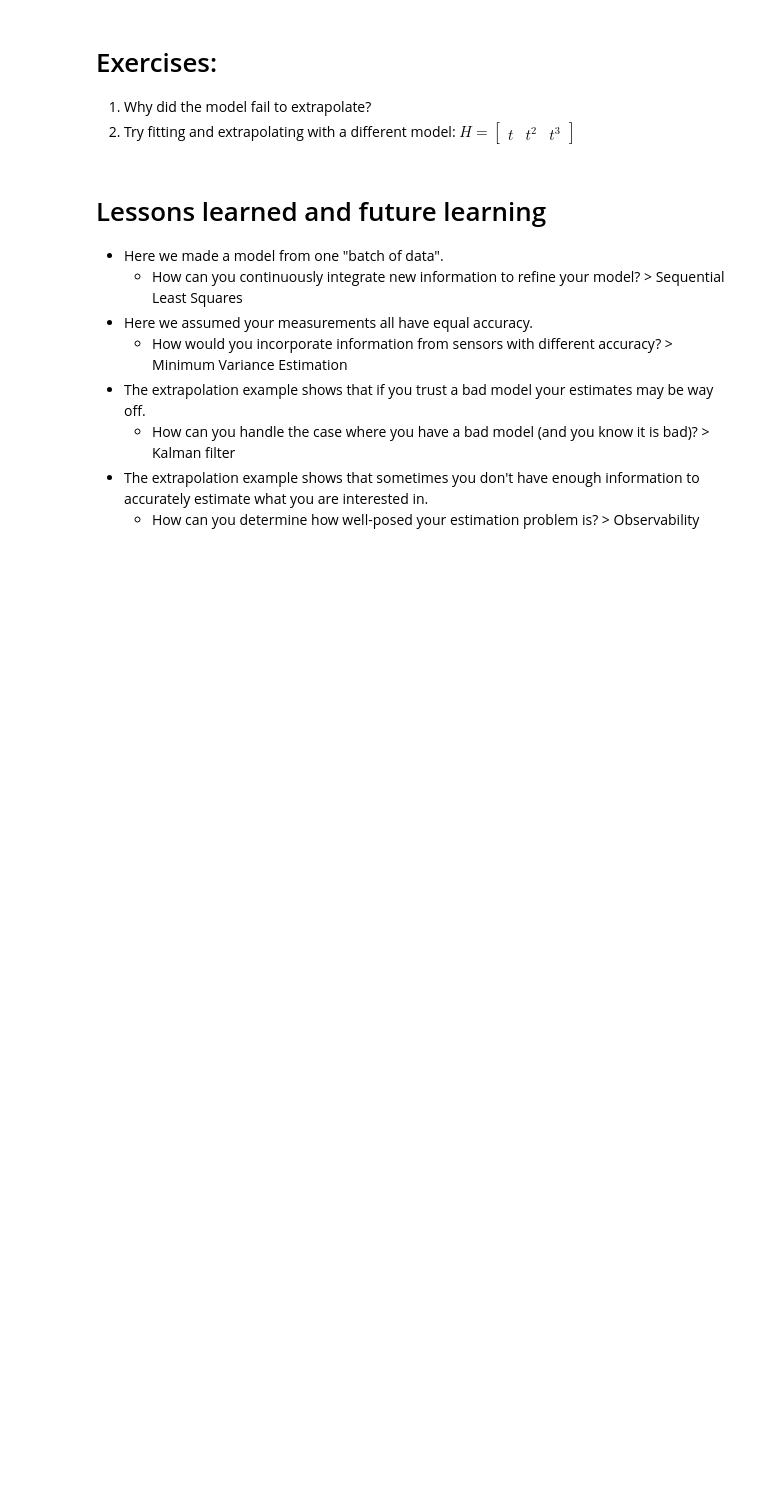
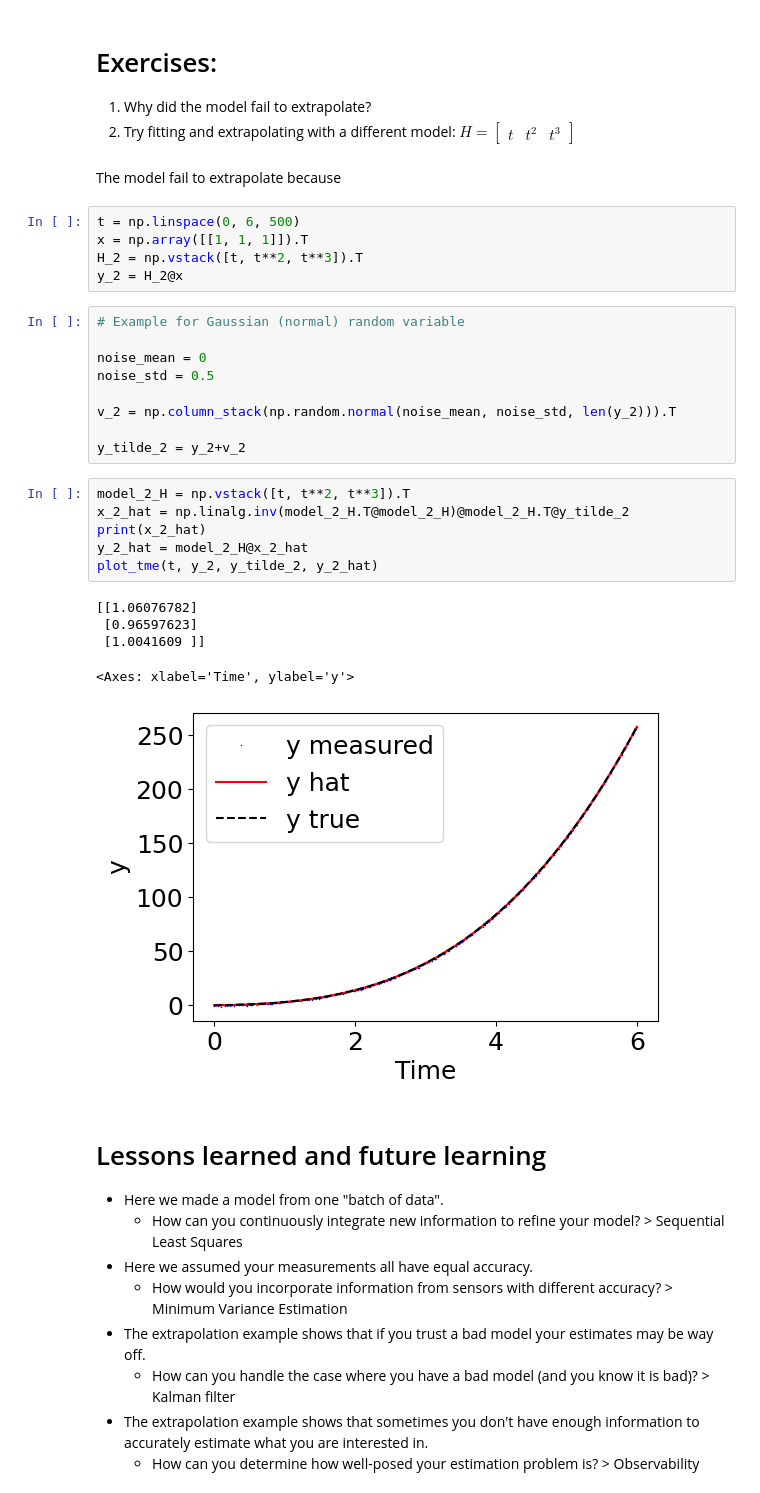
Before and after one commit to florisvb/Nonlinear_and_Data_Driven_Estimation, a Jupyter notebook: Lesson_2_Batch_Least_Squares/B_Linear_Least_Squares_QUANG_VU.ipynb, the cells around one changed output. Drawn from its saved outputs; the diff is of its cells as text; blank space fills up the shorter version.

```diff
--- a/Lesson_2_Batch_Least_Squares/B_Linear_Least_Squares_QUANG_VU.ipynb
+++ b/Lesson_2_Batch_Least_Squares/B_Linear_Least_Squares_QUANG_VU.ipynb
@@ -131,6 +131,34 @@ plot_tme(t, y, y_tilde, y_1_hat)
 \begin{bmatrix}
 t & t^2 & t^3
 \end{bmatrix} $
+# %% [markdown]
+The model fail to extrapolate because
+# %%
+t = np.linspace(0, 6, 500)
+x = np.array([[1, 1, 1]]).T
+H_2 = np.vstack([t, t**2, t**3]).T
+y_2 = H_2@x
+# %%
+# Example for Gaussian (normal) random variable
+
+noise_mean = 0
+noise_std = 0.5
+
+v_2 = np.column_stack(np.random.normal(noise_mean, noise_std, len(y_2))).T
+
+y_tilde_2 = y_2+v_2
+# %%
+model_2_H = np.vstack([t, t**2, t**3]).T
+x_2_hat = np.linalg.inv(model_2_H.T@model_2_H)@model_2_H.T@y_tilde_2
+print(x_2_hat)
+y_2_hat = model_2_H@x_2_hat
+plot_tme(t, y_2, y_tilde_2, y_2_hat)
+# %% [output]
+[[1.06076782]
+ [0.96597623]
+ [1.0041609 ]]
+<Axes: xlabel='Time', ylabel='y'>
+[figure, added]
 # %% [markdown]
 # Lessons learned and future learning
 
```
Also changed, not shown: parts of 4 cells of this notebook.
